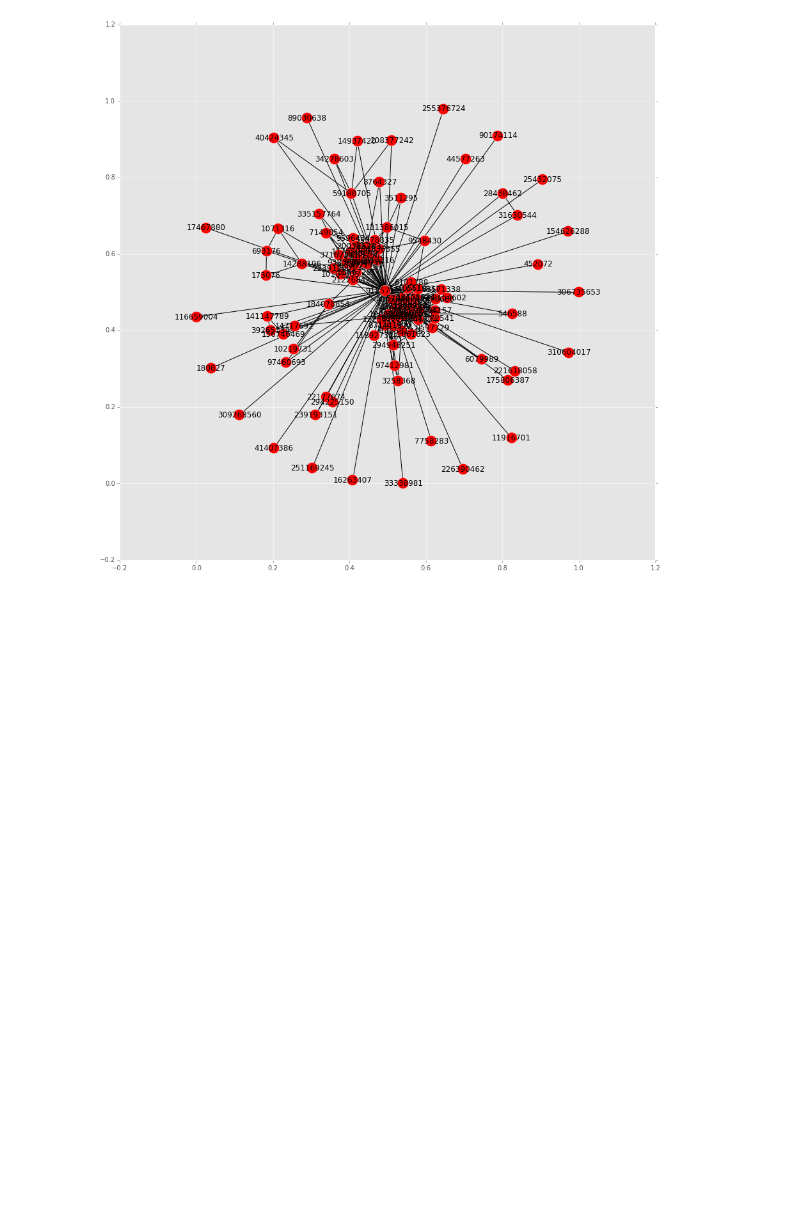
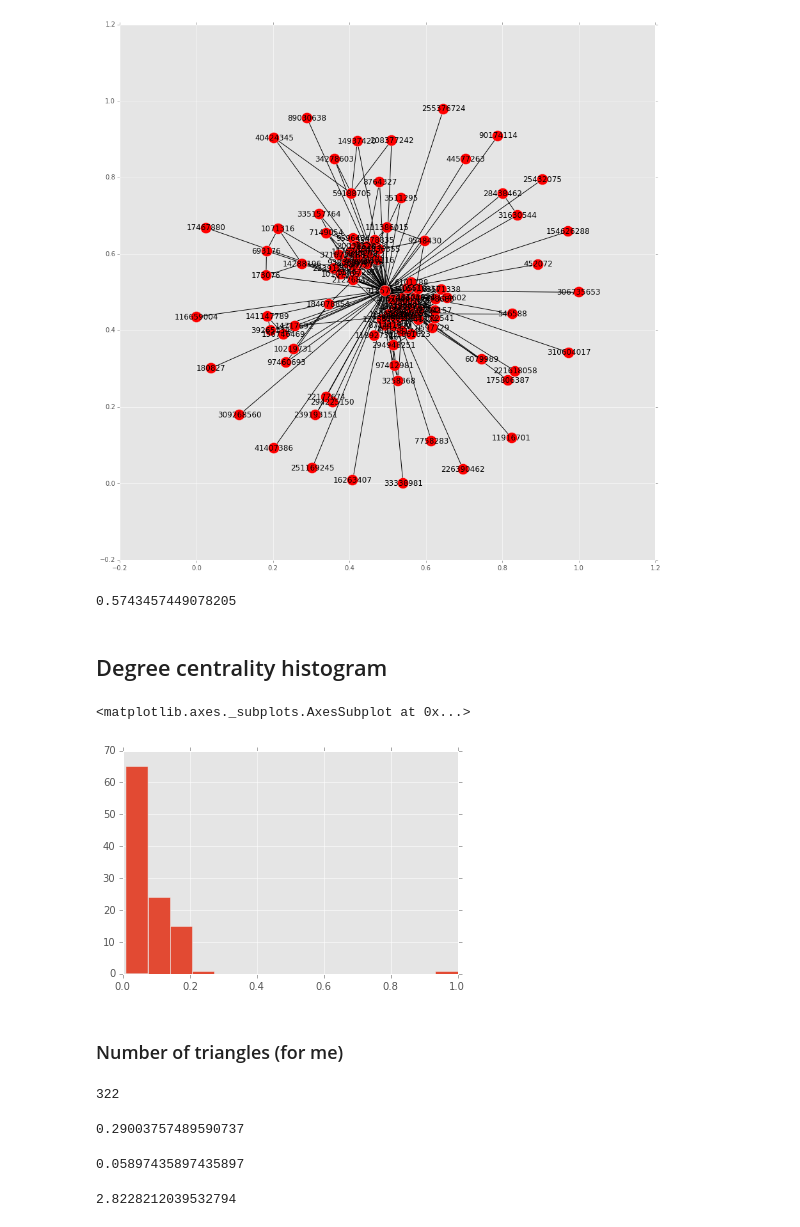
Before and after one commit to DmitrySerg/VK, a Jupyter notebook: VK_analysis.ipynb, the cells around one changed output. Cells and saved outputs as stored; diff of their text form; code cells hidden in the pictures; blank space fills up the shorter version.

```diff
--- a/VK_analysis.ipynb
+++ b/VK_analysis.ipynb
@@ -131,3 +131,32 @@ plt.figure(figsize=(15,15))
 nx.draw_networkx(G)
 # %% [output]
 [figure]
+# %%
+nx.average_clustering(G)
+# %% [output]
+0.5743457449078205
+# %% [markdown]
+## Degree centrality histogram
+# %%
+pd.DataFrame(np.array(list(nx.degree_centrality(G).values())))[0].hist(bins=15)
+# %% [output]
+<matplotlib.axes._subplots.AxesSubplot at 0x...>
+[figure, added]
+# %% [markdown]
+### Number of triangles (for me)
+# %%
+nx.triangles(G)[my_id]
+# %% [output]
+322
+# %%
+nx.transitivity(G)
+# %% [output]
+0.29003757489590737
+# %%
+nx.clustering(G)[my_id]
+# %% [output]
+0.05897435897435897
+# %%
+nx.average_node_connectivity(G)
+# %% [output]
+2.8228212039532794
```
Also changed, not shown: parts of 2 cells of this notebook.
